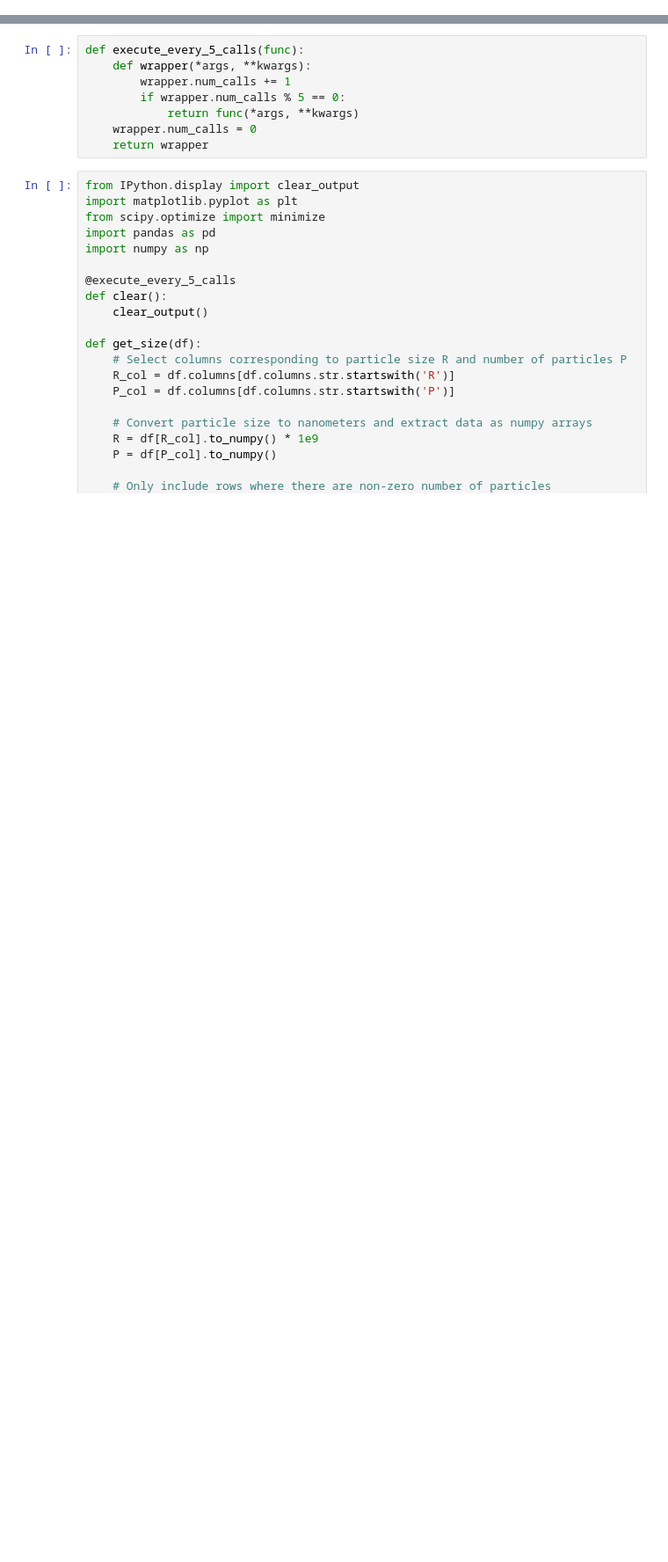
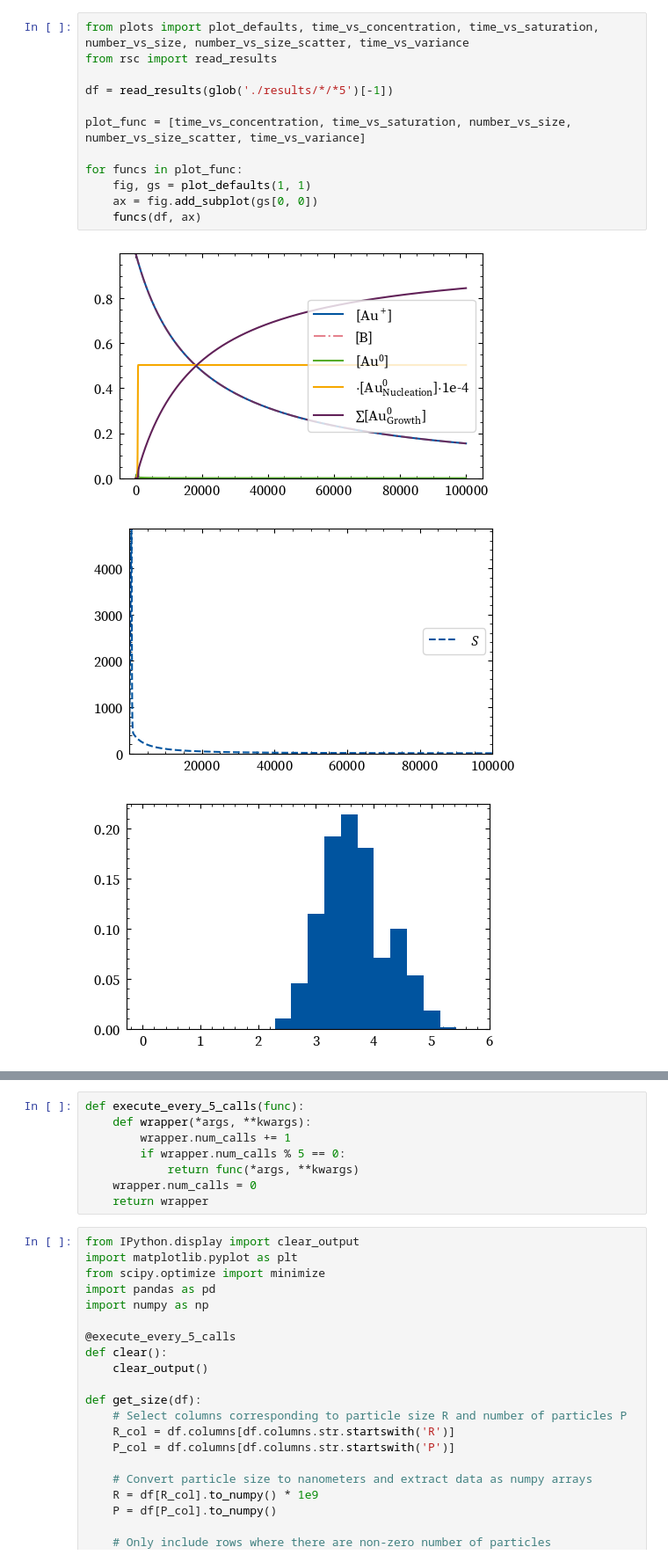
Before and after one commit to BenjaminMD/nifty-nucleation, a Jupyter notebook: Demonstration.ipynb, the cells around one changed output, grey strips where cells are left out. Shown at 88% size. Drawn from its saved outputs; the diff is of its cells as text; blank space fills up the shorter version.

```diff
--- a/Demonstration.ipynb
+++ b/Demonstration.ipynb
@@ -34,0 +61,16 @@ for funcs in plot_func:
+# %%
+from plots import plot_defaults, time_vs_concentration, time_vs_saturation, number_vs_size, number_vs_size_scatter, time_vs_variance
+from rsc import read_results
+
+df = read_results(glob('./results/*/*5')[-1])
+
+plot_func = [time_vs_concentration, time_vs_saturation, number_vs_size, number_vs_size_scatter, time_vs_variance]
+
+for funcs in plot_func:
+    fig, gs = plot_defaults(1, 1)
+    ax = fig.add_subplot(gs[0, 0])
+    funcs(df, ax)
+# %% [output]
+[figure, added]
+[figure, added]
+[figure, added]
```
Also changed, not shown: parts of 7 cells of this notebook, 10 other files.
